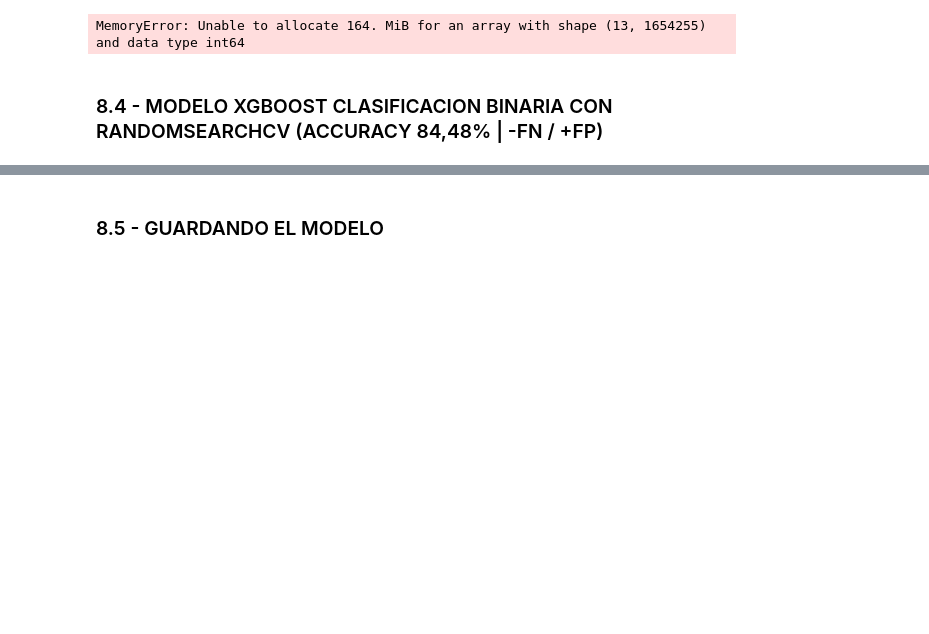
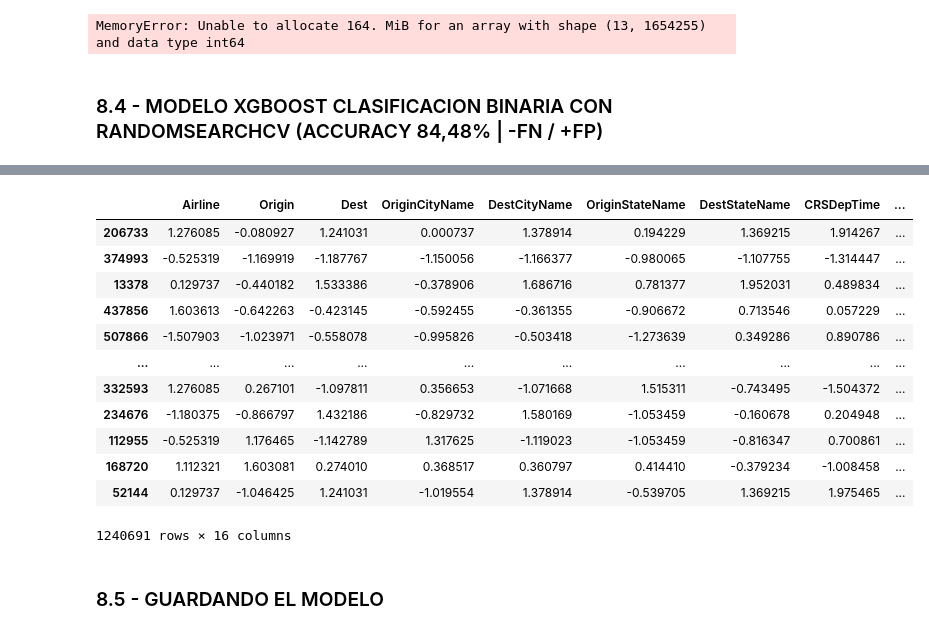
Before and after one commit to MFernandez19/final_project, a Jupyter notebook: src/EDA.ipynb, the cells around one changed output, grey strips where cells are left out. Drawn from its saved outputs; the diff is of its cells as text; code cells hidden in the pictures; blank space fills up the shorter version.

```diff
--- a/src/EDA.ipynb
+++ b/src/EDA.ipynb
@@ -1235,3 +1227,19 @@ Mejores hiperparámetros: {'subsample': 1.0, 'n_estimators': 200, 'max_depth': 1
+# %%
+X_test_with_outliers_norm
+# %% [output]
+|  | Airline | Origin | Dest | OriginCityName | DestCityName | OriginStateName | DestStateName | CRSDepTime | ... |
+| 206733 | 1.276085 | -0.080927 | 1.241031 | 0.000737 | 1.378914 | 0.194229 | 1.369215 | 1.914267 | ... |
+| 374993 | -0.525319 | -1.169919 | -1.187767 | -1.150056 | -1.166377 | -0.980065 | -1.107755 | -1.314447 | ... |
+| 13378 | 0.129737 | -0.440182 | 1.533386 | -0.378906 | 1.686716 | 0.781377 | 1.952031 | 0.489834 | ... |
+| 437856 | 1.603613 | -0.642263 | -0.423145 | -0.592455 | -0.361355 | -0.906672 | 0.713546 | 0.057229 | ... |
+| 507866 | -1.507903 | -1.023971 | -0.558078 | -0.995826 | -0.503418 | -1.273639 | 0.349286 | 0.890786 | ... |
+| ... | ... | ... | ... | ... | ... | ... | ... | ... | ... |
+| 332593 | 1.276085 | 0.267101 | -1.097811 | 0.356653 | -1.071668 | 1.515311 | -0.743495 | -1.504372 | ... |
+| 234676 | -1.180375 | -0.866797 | 1.432186 | -0.829732 | 1.580169 | -1.053459 | -0.160678 | 0.204948 | ... |
+| 112955 | -0.525319 | 1.176465 | -1.142789 | 1.317625 | -1.119023 | -1.053459 | -0.816347 | 0.700861 | ... |
+| 168720 | 1.112321 | 1.603081 | 0.274010 | 0.368517 | 0.360797 | 0.414410 | -0.379234 | -1.008458 | ... |
+| 52144 | 0.129737 | -1.046425 | 1.241031 | -1.019554 | 1.378914 | -0.539705 | 1.369215 | 1.975465 | ... |
+1240691 rows × 16 columns
 # %% [markdown]
 ### 8.5 - GUARDANDO EL MODELO
 # %%
```
Also changed, not shown: parts of 3 cells of this notebook, 2 other files.
